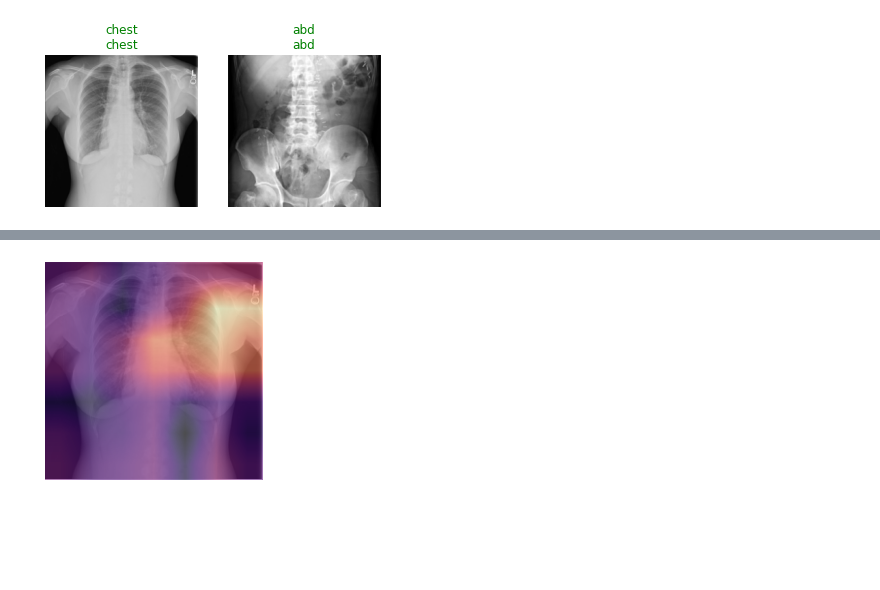
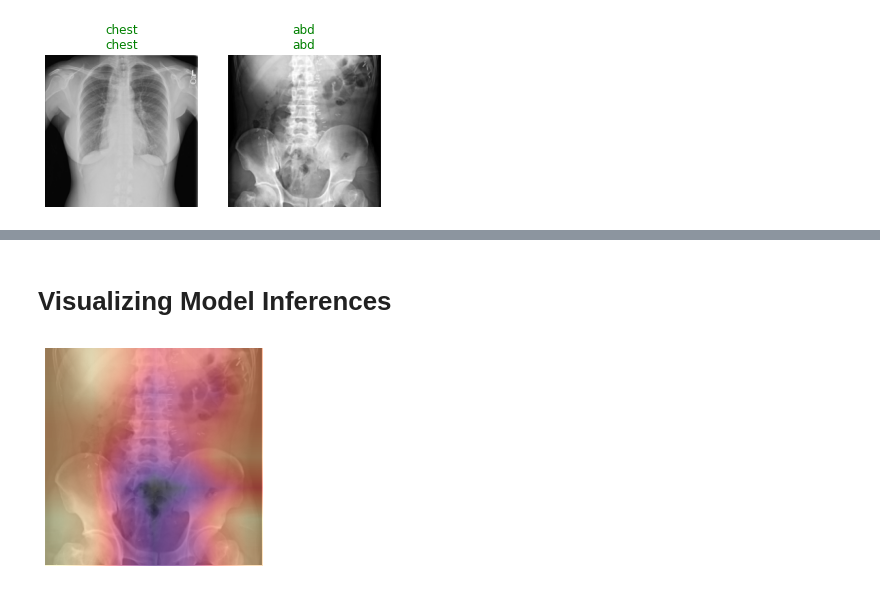
Before and after one commit to wfwiggins/RSNA-Image-AI-2020, a Jupyter notebook: RSNA20_Image_Classification.ipynb, the cells around one changed output, grey strips where cells are left out. Saved outputs shown, nothing was run; the diff lists cells and outputs as text; code cells hidden in the pictures; blank space fills up the shorter version.

```diff
--- a/RSNA20_Image_Classification.ipynb
+++ b/RSNA20_Image_Classification.ipynb
@@ -139,23 +197,25 @@ ax.set_title(f'{dls.vocab[res[2][0]]} / {res[0][0][0]:.2f} / {res[0][0][1]:.2f}'
+# %% [markdown]
+# Visualizing Model Inferences
 # %%
-#@title Class activation maps (CAM)
-classification = 'chest' #@param ['abd', 'chest']
+#@title **Class activation maps (CAM)**
+classification = 'abd' #@param ['abd', 'chest']
 
 label = 'abd' if classification == 'abd' else 'chest'
 
 y = get_image_files(path/'test'/label)
 test_dl = learn.dls.test_dl(y, with_labels=True)
 
 hook = hook_output(learn.model[0])
 x, _ = first(test_dl)
 with torch.no_grad(): output = learn.model.eval()(x)
 act = hook.stored[0]
 cam_map = torch.einsum('ck,kij->cij', learn.model[1][-1].weight, act)
 x_dec = TensorImage(dls.train.decode((x,))[0][0])
 _, ax = plt.subplots()
 x_dec.show(ctx=ax)
 ax.imshow(cam_map[1].detach().cpu(), alpha=0.6, extent=(0,224,224,0),
               interpolation='bilinear', cmap='magma');
 hook.remove()
 # %% [output]
-[figure, old version]
+[figure, new version]
 # %%
```
Also changed, not shown: parts of 16 cells of this notebook.
